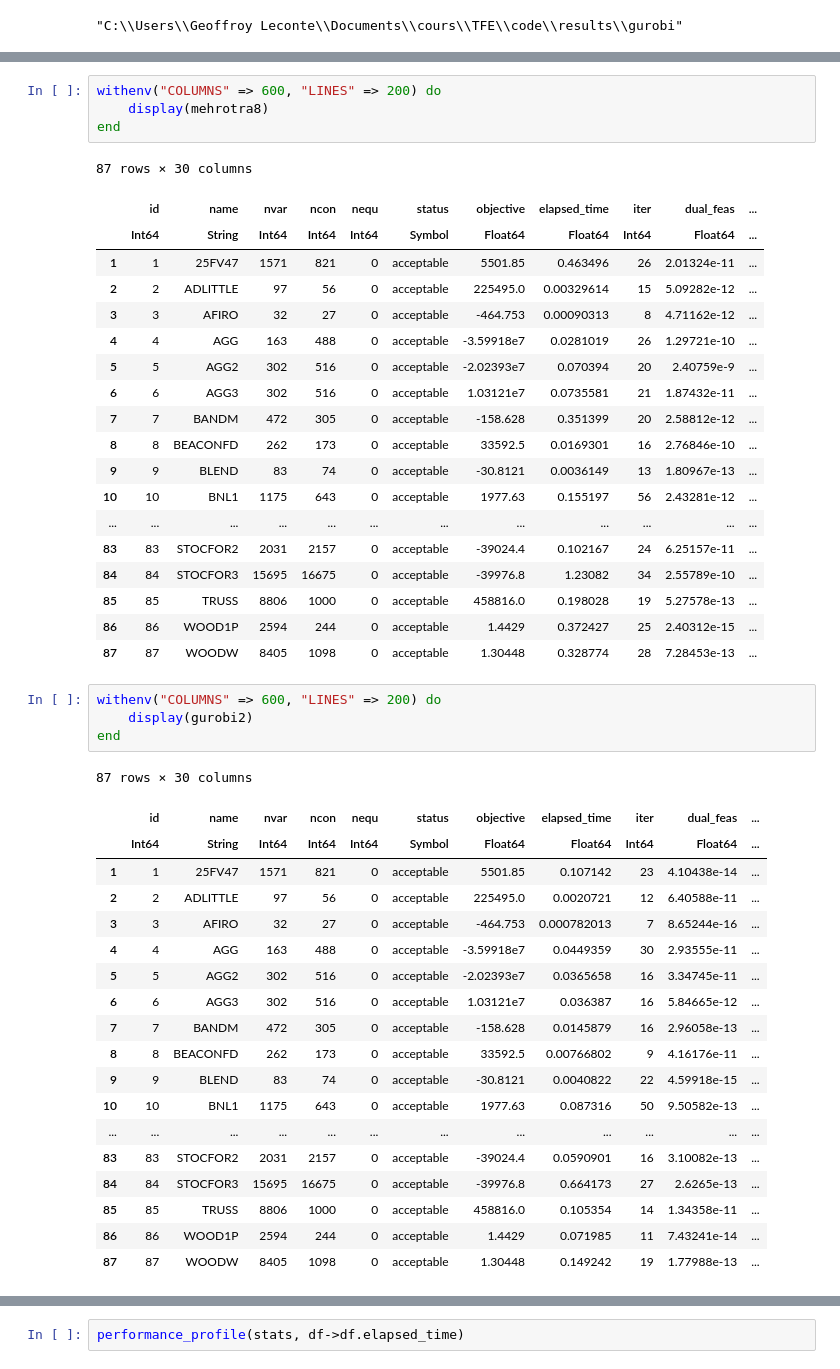
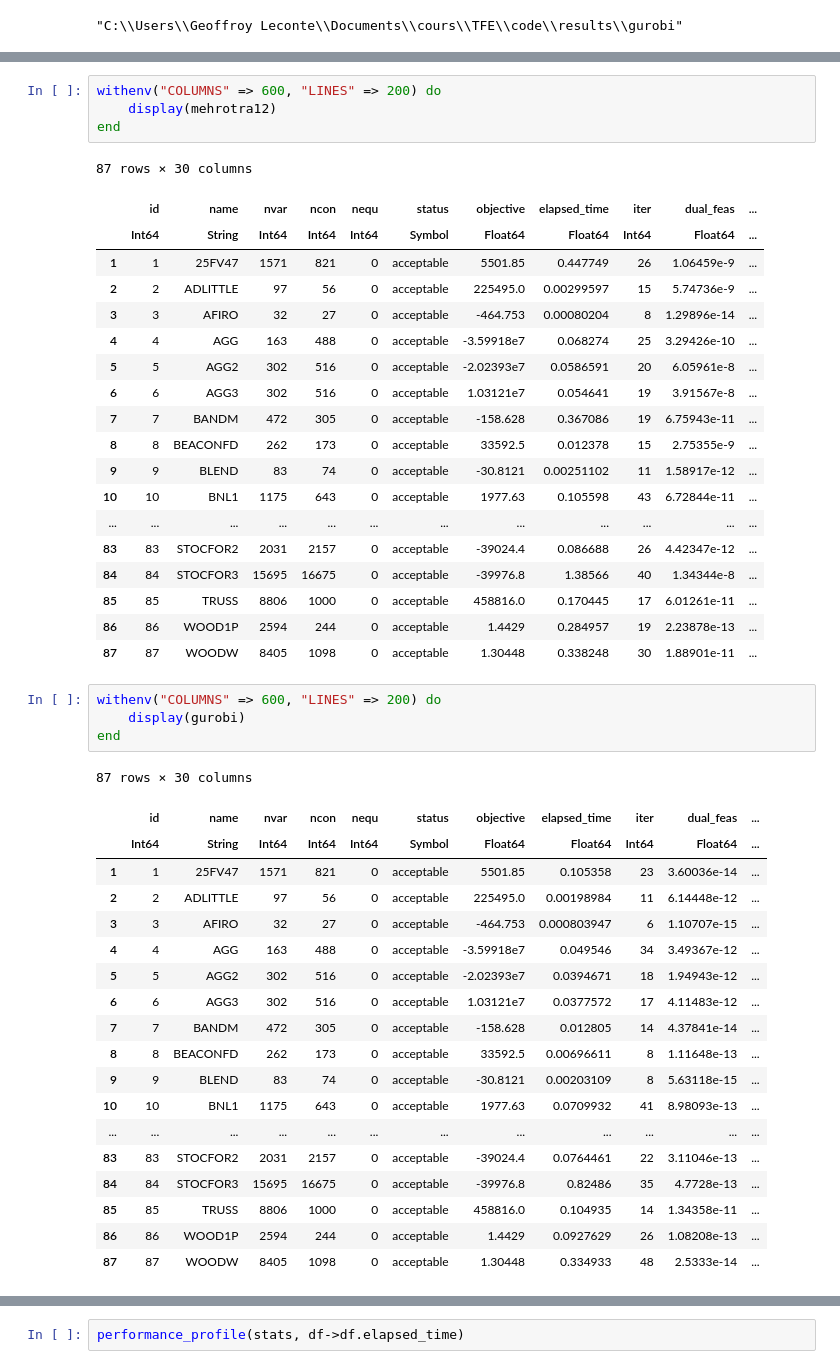
Before and after one commit to geoffroyleconte/StageOptim, a Jupyter notebook: comparisons.ipynb, the cells around one changed output, grey strips where cells are left out. Saved outputs shown, nothing was run; the diff lists cells and outputs as text.

```diff
--- a/comparisons.ipynb
+++ b/comparisons.ipynb
@@ -37,51 +51,51 @@ close(file8)
 # %%
 withenv("COLUMNS" => 600, "LINES" => 200) do
-    display(mehrotra8)
+    display(mehrotra12)
 end
 # %% [output]
 87 rows × 30 columns
 |  | id | name | nvar | ncon | nequ | status | objective | elapsed_time | iter | dual_feas | ... |
 |  | Int64 | String | Int64 | Int64 | Int64 | Symbol | Float64 | Float64 | Int64 | Float64 | ... |
-| 1 | 1 | 25FV47 | 1571 | 821 | 0 | acceptable | 5501.85 | 0.463496 | 26 | 2.01324e-11 | ... |
-| 2 | 2 | ADLITTLE | 97 | 56 | 0 | acceptable | 225495.0 | 0.00329614 | 15 | 5.09282e-12 | ... |
-| 3 | 3 | AFIRO | 32 | 27 | 0 | acceptable | -464.753 | 0.00090313 | 8 | 4.71162e-12 | ... |
-| 4 | 4 | AGG | 163 | 488 | 0 | acceptable | -3.59918e7 | 0.0281019 | 26 | 1.29721e-10 | ... |
-| 5 | 5 | AGG2 | 302 | 516 | 0 | acceptable | -2.02393e7 | 0.070394 | 20 | 2.40759e-9 | ... |
-| 6 | 6 | AGG3 | 302 | 516 | 0 | acceptable | 1.03121e7 | 0.0735581 | 21 | 1.87432e-11 | ... |
-| 7 | 7 | BANDM | 472 | 305 | 0 | acceptable | -158.628 | 0.351399 | 20 | 2.58812e-12 | ... |
-| 8 | 8 | BEACONFD | 262 | 173 | 0 | acceptable | 33592.5 | 0.0169301 | 16 | 2.76846e-10 | ... |
-| 9 | 9 | BLEND | 83 | 74 | 0 | acceptable | -30.8121 | 0.0036149 | 13 | 1.80967e-13 | ... |
-| 10 | 10 | BNL1 | 1175 | 643 | 0 | acceptable | 1977.63 | 0.155197 | 56 | 2.43281e-12 | ... |
+| 1 | 1 | 25FV47 | 1571 | 821 | 0 | acceptable | 5501.85 | 0.447749 | 26 | 1.06459e-9 | ... |
+| 2 | 2 | ADLITTLE | 97 | 56 | 0 | acceptable | 225495.0 | 0.00299597 | 15 | 5.74736e-9 | ... |
+| 3 | 3 | AFIRO | 32 | 27 | 0 | acceptable | -464.753 | 0.00080204 | 8 | 1.29896e-14 | ... |
+| 4 | 4 | AGG | 163 | 488 | 0 | acceptable | -3.59918e7 | 0.068274 | 25 | 3.29426e-10 | ... |
+| 5 | 5 | AGG2 | 302 | 516 | 0 | acceptable | -2.02393e7 | 0.0586591 | 20 | 6.05961e-8 | ... |
+| 6 | 6 | AGG3 | 302 | 516 | 0 | acceptable | 1.03121e7 | 0.054641 | 19 | 3.91567e-8 | ... |
+| 7 | 7 | BANDM | 472 | 305 | 0 | acceptable | -158.628 | 0.367086 | 19 | 6.75943e-11 | ... |
+| 8 | 8 | BEACONFD | 262 | 173 | 0 | acceptable | 33592.5 | 0.012378 | 15 | 2.75355e-9 | ... |
+| 9 | 9 | BLEND | 83 | 74 | 0 | acceptable | -30.8121 | 0.00251102 | 11 | 1.58917e-12 | ... |
+| 10 | 10 | BNL1 | 1175 | 643 | 0 | acceptable | 1977.63 | 0.105598 | 43 | 6.72844e-11 | ... |
 | ... | ... | ... | ... | ... | ... | ... | ... | ... | ... | ... | ... |
-| 83 | 83 | STOCFOR2 | 2031 | 2157 | 0 | acceptable | -39024.4 | 0.102167 | 24 | 6.25157e-11 | ... |
-| 84 | 84 | STOCFOR3 | 15695 | 16675 | 0 | acceptable | -39976.8 | 1.23082 | 34 | 2.55789e-10 | ... |
-| 85 | 85 | TRUSS | 8806 | 1000 | 0 | acceptable | 458816.0 | 0.198028 | 19 | 5.27578e-13 | ... |
-| 86 | 86 | WOOD1P | 2594 | 244 | 0 | acceptable | 1.4429 | 0.372427 | 25 | 2.40312e-15 | ... |
-| 87 | 87 | WOODW | 8405 | 1098 | 0 | acceptable | 1.30448 | 0.328774 | 28 | 7.28453e-13 | ... |
+| 83 | 83 | STOCFOR2 | 2031 | 2157 | 0 | acceptable | -39024.4 | 0.086688 | 26 | 4.42347e-12 | ... |
+| 84 | 84 | STOCFOR3 | 15695 | 16675 | 0 | acceptable | -39976.8 | 1.38566 | 40 | 1.34344e-8 | ... |
+| 85 | 85 | TRUSS | 8806 | 1000 | 0 | acceptable | 458816.0 | 0.170445 | 17 | 6.01261e-11 | ... |
+| 86 | 86 | WOOD1P | 2594 | 244 | 0 | acceptable | 1.4429 | 0.284957 | 19 | 2.23878e-13 | ... |
+| 87 | 87 | WOODW | 8405 | 1098 | 0 | acceptable | 1.30448 | 0.338248 | 30 | 1.88901e-11 | ... |
 # %%
 withenv("COLUMNS" => 600, "LINES" => 200) do
-    display(gurobi2)
+    display(gurobi)
 end
 # %% [output]
 87 rows × 30 columns
 |  | id | name | nvar | ncon | nequ | status | objective | elapsed_time | iter | dual_feas | ... |
 |  | Int64 | String | Int64 | Int64 | Int64 | Symbol | Float64 | Float64 | Int64 | Float64 | ... |
-| 1 | 1 | 25FV47 | 1571 | 821 | 0 | acceptable | 5501.85 | 0.107142 | 23 | 4.10438e-14 | ... |
-| 2 | 2 | ADLITTLE | 97 | 56 | 0 | acceptable | 225495.0 | 0.0020721 | 12 | 6.40588e-11 | ... |
-| 3 | 3 | AFIRO | 32 | 27 | 0 | acceptable | -464.753 | 0.000782013 | 7 | 8.65244e-16 | ... |
-| 4 | 4 | AGG | 163 | 488 | 0 | acceptable | -3.59918e7 | 0.0449359 | 30 | 2.93555e-11 | ... |
-| 5 | 5 | AGG2 | 302 | 516 | 0 | acceptable | -2.02393e7 | 0.0365658 | 16 | 3.34745e-11 | ... |
-| 6 | 6 | AGG3 | 302 | 516 | 0 | acceptable | 1.03121e7 | 0.036387 | 16 | 5.84665e-12 | ... |
-| 7 | 7 | BANDM | 472 | 305 | 0 | acceptable | -158.628 | 0.0145879 | 16 | 2.96058e-13 | ... |
-| 8 | 8 | BEACONFD | 262 | 173 | 0 | acceptable | 33592.5 | 0.00766802 | 9 | 4.16176e-11 | ... |
-| 9 | 9 | BLEND | 83 | 74 | 0 | acceptable | -30.8121 | 0.0040822 | 22 | 4.59918e-15 | ... |
-| 10 | 10 | BNL1 | 1175 | 643 | 0 | acceptable | 1977.63 | 0.087316 | 50 | 9.50582e-13 | ... |
+| 1 | 1 | 25FV47 | 1571 | 821 | 0 | acceptable | 5501.85 | 0.105358 | 23 | 3.60036e-14 | ... |
+| 2 | 2 | ADLITTLE | 97 | 56 | 0 | acceptable | 225495.0 | 0.00198984 | 11 | 6.14448e-12 | ... |
+| 3 | 3 | AFIRO | 32 | 27 | 0 | acceptable | -464.753 | 0.000803947 | 6 | 1.10707e-15 | ... |
+| 4 | 4 | AGG | 163 | 488 | 0 | acceptable | -3.59918e7 | 0.049546 | 34 | 3.49367e-12 | ... |
+| 5 | 5 | AGG2 | 302 | 516 | 0 | acceptable | -2.02393e7 | 0.0394671 | 18 | 1.94943e-12 | ... |
+| 6 | 6 | AGG3 | 302 | 516 | 0 | acceptable | 1.03121e7 | 0.0377572 | 17 | 4.11483e-12 | ... |
+| 7 | 7 | BANDM | 472 | 305 | 0 | acceptable | -158.628 | 0.012805 | 14 | 4.37841e-14 | ... |
+| 8 | 8 | BEACONFD | 262 | 173 | 0 | acceptable | 33592.5 | 0.00696611 | 8 | 1.11648e-13 | ... |
+| 9 | 9 | BLEND | 83 | 74 | 0 | acceptable | -30.8121 | 0.00203109 | 8 | 5.63118e-15 | ... |
+| 10 | 10 | BNL1 | 1175 | 643 | 0 | acceptable | 1977.63 | 0.0709932 | 41 | 8.98093e-13 | ... |
 | ... | ... | ... | ... | ... | ... | ... | ... | ... | ... | ... | ... |
-| 83 | 83 | STOCFOR2 | 2031 | 2157 | 0 | acceptable | -39024.4 | 0.0590901 | 16 | 3.10082e-13 | ... |
-| 84 | 84 | STOCFOR3 | 15695 | 16675 | 0 | acceptable | -39976.8 | 0.664173 | 27 | 2.6265e-13 | ... |
-| 85 | 85 | TRUSS | 8806 | 1000 | 0 | acceptable | 458816.0 | 0.105354 | 14 | 1.34358e-11 | ... |
-| 86 | 86 | WOOD1P | 2594 | 244 | 0 | acceptable | 1.4429 | 0.071985 | 11 | 7.43241e-14 | ... |
-| 87 | 87 | WOODW | 8405 | 1098 | 0 | acceptable | 1.30448 | 0.149242 | 19 | 1.77988e-13 | ... |
+| 83 | 83 | STOCFOR2 | 2031 | 2157 | 0 | acceptable | -39024.4 | 0.0764461 | 22 | 3.11046e-13 | ... |
+| 84 | 84 | STOCFOR3 | 15695 | 16675 | 0 | acceptable | -39976.8 | 0.82486 | 35 | 4.7728e-13 | ... |
+| 85 | 85 | TRUSS | 8806 | 1000 | 0 | acceptable | 458816.0 | 0.104935 | 14 | 1.34358e-11 | ... |
+| 86 | 86 | WOOD1P | 2594 | 244 | 0 | acceptable | 1.4429 | 0.0927629 | 26 | 1.08208e-13 | ... |
+| 87 | 87 | WOODW | 8405 | 1098 | 0 | acceptable | 1.30448 | 0.334933 | 48 | 2.5333e-14 | ... |
 # %%
 stats = Dict(:gurobi => gurobi, :gurobi2 => gurobi2,
             :mehrotra3 => mehrotra3,
```
Also changed, not shown: parts of 2 cells of this notebook.
